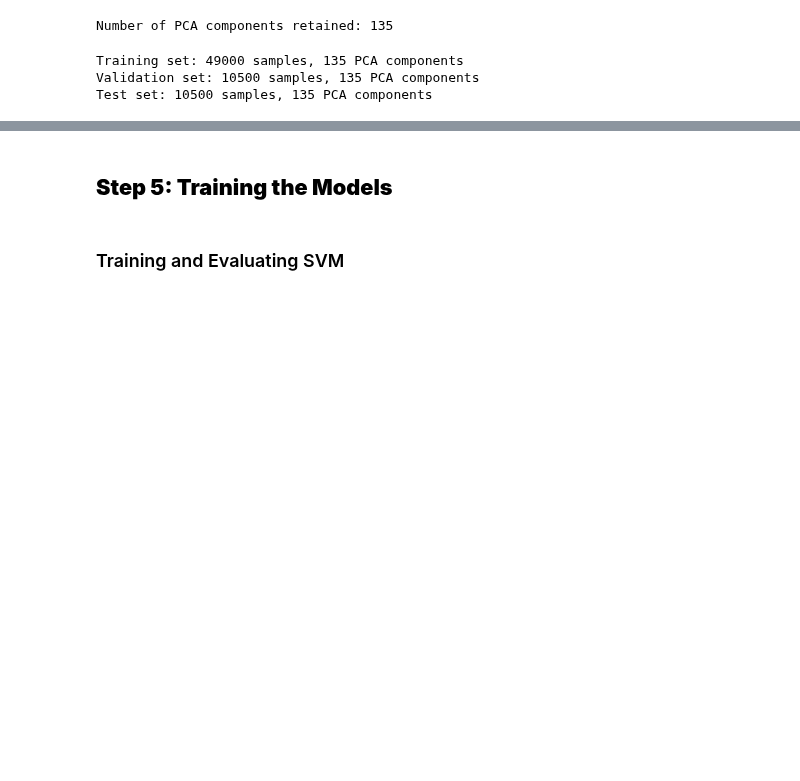
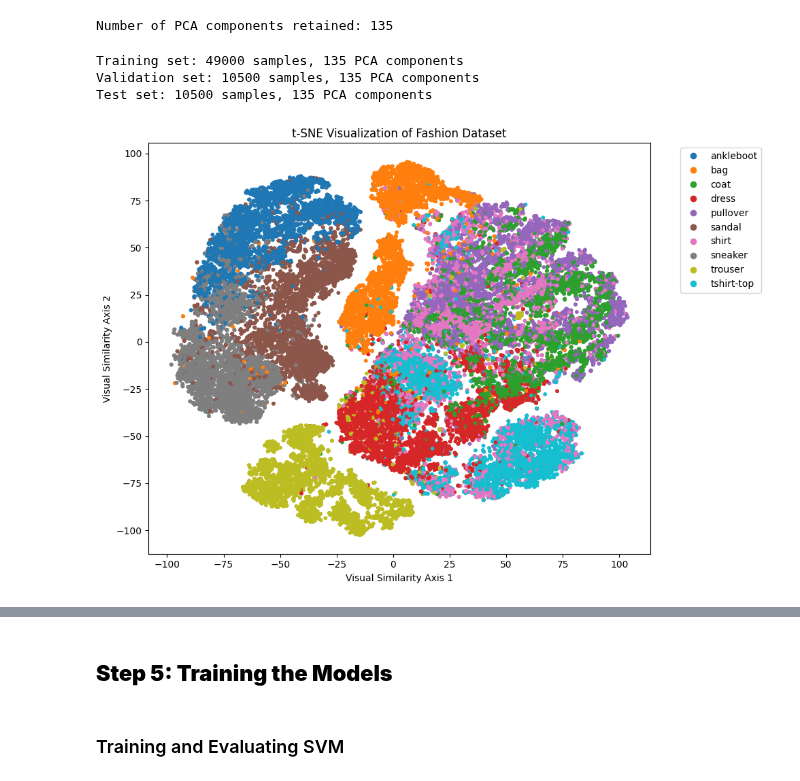
Before and after one commit to Cpgeragh/gesture_based_ui_project, a Jupyter notebook: fashion_distinguisher.ipynb, the cells around one changed output, grey strips where cells are left out. Cells and saved outputs as stored; diff of their text form; code cells hidden in the pictures; blank space fills up the shorter version.

Commit message:
Added t-SNE and pairplots for PCA visualisation

```diff
--- a/fashion_distinguisher.ipynb
+++ b/fashion_distinguisher.ipynb
@@ -180,3 +180,30 @@ print(f"Test set: {X_test_pca.shape[0]} samples, {X_test_pca.shape[1]} PCA compo
 Training set: 49000 samples, 135 PCA components
 Validation set: 10500 samples, 135 PCA components
 Test set: 10500 samples, 135 PCA components
+# %%
+from sklearn.manifold import TSNE
+import matplotlib.pyplot as plt
+
+# Reduce PCA data to 2D with t-SNE (on a small subset for speed)
+subset_size = 70000
+X_subset = X_train_pca[:subset_size]
+y_subset = y_train[:subset_size]
+
+tsne = TSNE(n_components=2, random_state=student_id, perplexity=30)
+X_tsne = tsne.fit_transform(X_subset)
+
+# Plot
+plt.figure(figsize=(10, 7))
+scatter = plt.scatter(X_tsne[:, 0], X_tsne[:, 1], c=y_subset, cmap='tab10', s=10)
+
+# Legend
+handles, _ = scatter.legend_elements()
+plt.legend(handles=handles, labels=categories, bbox_to_anchor=(1.05, 1), loc="upper left")
+
+plt.title("t-SNE Visualization of Fashion Dataset")
+plt.xlabel("Visual Similarity Axis 1")
+plt.ylabel("Visual Similarity Axis 2")
+plt.tight_layout()
+plt.show()
+# %% [output]
+[figure, added]
```
Also changed, not shown: parts of 2 cells of this notebook.
